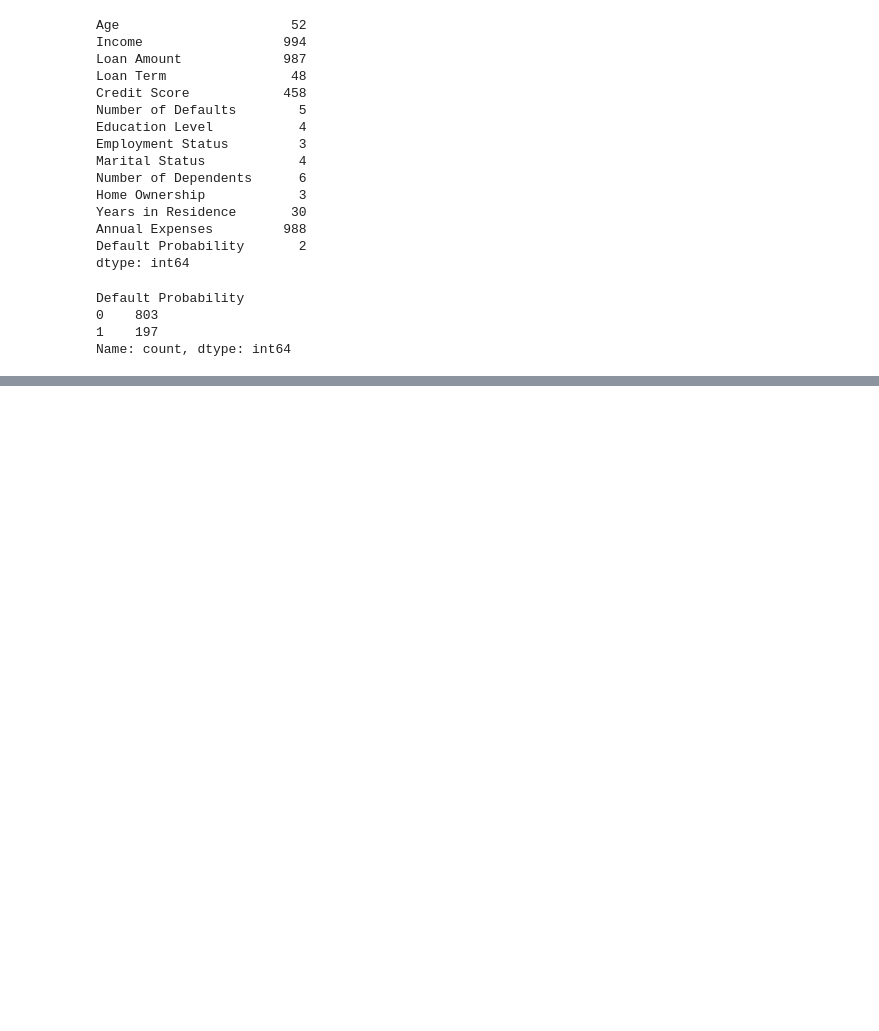
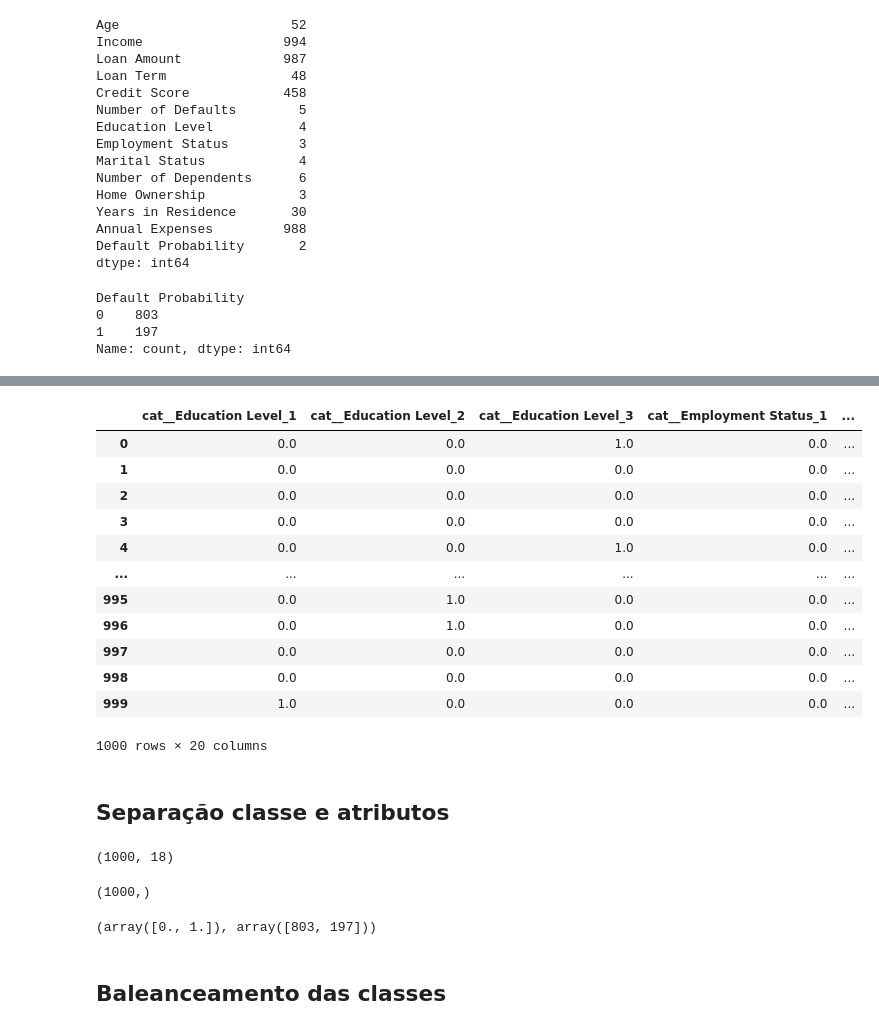
Before and after one commit to barros-bianca/Itau-Analise-de-Credito, a Jupyter notebook: Notebook/Data Preparation.ipynb, the cells around one changed output, grey strips where cells are left out. Drawn from its saved outputs; the diff is of its cells as text; code cells hidden in the pictures; blank space fills up the shorter version.

```diff
--- a/Notebook/Data Preparation.ipynb
+++ b/Notebook/Data Preparation.ipynb
@@ -104,0 +183,49 @@ Name: count, dtype: int64
+# %%
+# Transformando variáveis categóricas
+encoder = ColumnTransformer(
+    transformers=[
+        ('cat', OneHotEncoder(drop='first'), ['Education Level', 'Employment Status', 'Marital Status', 'Home Ownership'])
+    ],
+    remainder='passthrough'
+)
+# %%
+df_encoded = encoder.fit_transform(df)
+# %%
+df_encoded = pd.DataFrame(df_encoded, columns=encoder.get_feature_names_out())
+# %%
+#df_encoded.isnull().sum()
+df_encoded
+# %% [output]
+|  | cat__Education Level_1 | cat__Education Level_2 | cat__Education Level_3 | cat__Employment Status_1 | ... |
+| 0 | 0.0 | 0.0 | 1.0 | 0.0 | ... |
+| 1 | 0.0 | 0.0 | 0.0 | 0.0 | ... |
+| 2 | 0.0 | 0.0 | 0.0 | 0.0 | ... |
+| 3 | 0.0 | 0.0 | 0.0 | 0.0 | ... |
+| 4 | 0.0 | 0.0 | 1.0 | 0.0 | ... |
+| ... | ... | ... | ... | ... | ... |
+| 995 | 0.0 | 1.0 | 0.0 | 0.0 | ... |
+| 996 | 0.0 | 1.0 | 0.0 | 0.0 | ... |
+| 997 | 0.0 | 0.0 | 0.0 | 0.0 | ... |
+| 998 | 0.0 | 0.0 | 0.0 | 0.0 | ... |
+| 999 | 1.0 | 0.0 | 0.0 | 0.0 | ... |
+1000 rows × 20 columns
+# %% [markdown]
+## Separação classe e atributos
+# %%
+#X = df.iloc[:, 0:12].values
+X = df_encoded.iloc[:, 0:18].values
+X.shape
+# %% [output]
+(1000, 18)
+# %%
+#y = df.iloc[:, 13].values
+y = df_encoded.iloc[:, 19].values
+y.shape
+# %% [output]
+(1000,)
+# %%
+np.unique(y, return_counts=True)
+# %% [output]
+(array([0., 1.]), array([803, 197]))
+# %% [markdown]
+## Baleanceamento das classes
```
Also changed, not shown: parts of 47 cells of this notebook, 1 other file.
